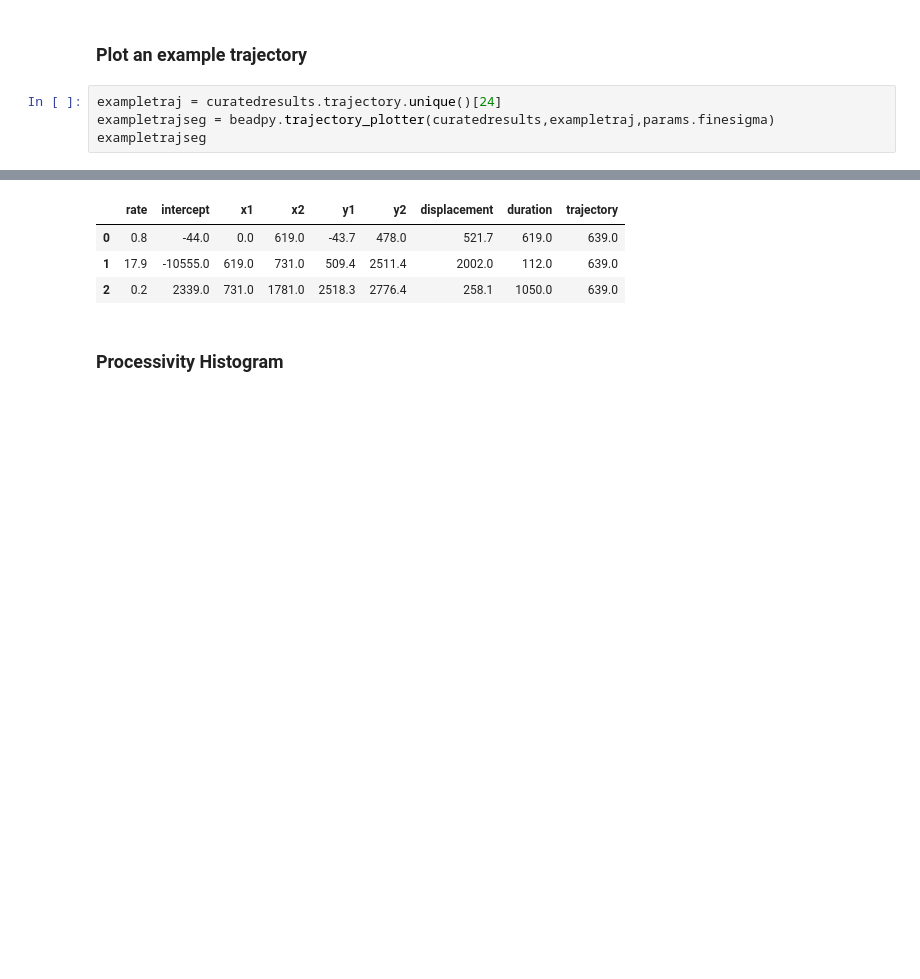
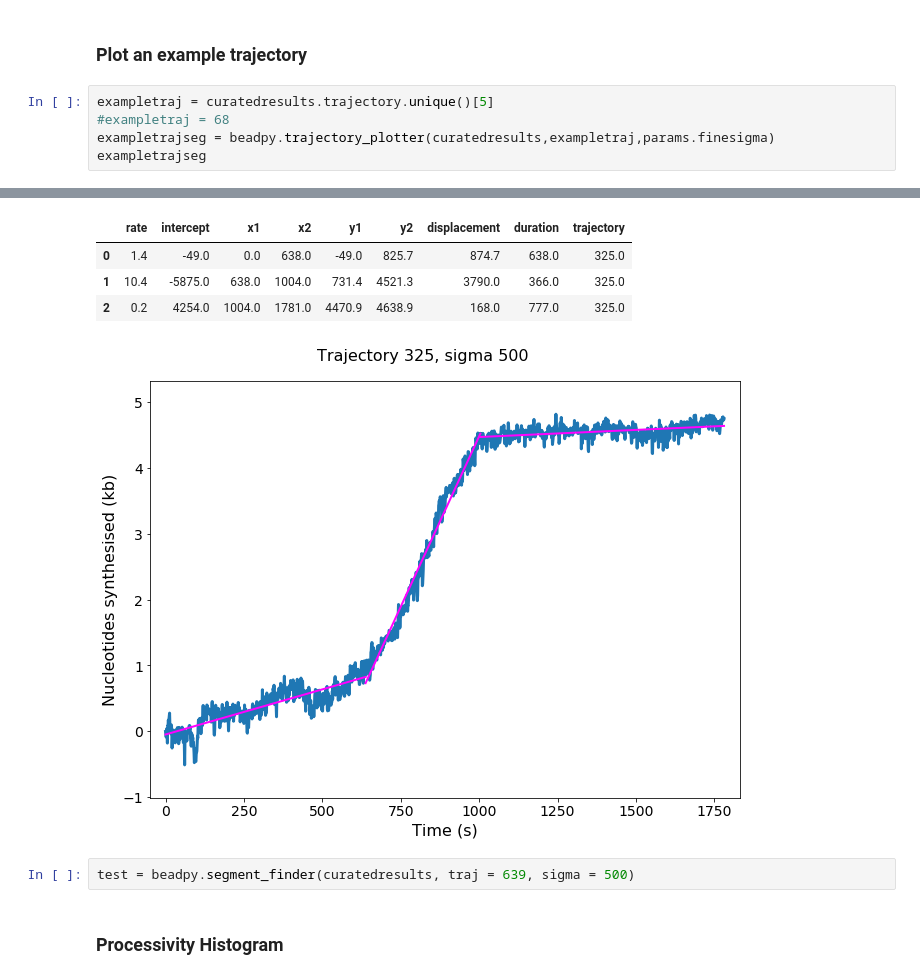
Before and after one commit to flynn949/beadpy, a Jupyter notebook: BeadAnalysis.ipynb, the cells around one changed output, grey strips where cells are left out. Cells and saved outputs as stored; diff of their text form; blank space fills up the shorter version.

```diff
--- a/BeadAnalysis.ipynb
+++ b/BeadAnalysis.ipynb
@@ -256,7 +275,8 @@ beadpy.ratehist(segmentsfine,params.minrate, params.maxrate, params.ratebins, 'd
 # %% [markdown]
 ### Plot an example trajectory
 # %%
-exampletraj = curatedresults.trajectory.unique()[24]
+exampletraj = curatedresults.trajectory.unique()[5]
+#exampletraj = 68
 exampletrajseg = beadpy.trajectory_plotter(curatedresults,exampletraj,params.finesigma)
 exampletrajseg
 # %% [output]
@@ -265,7 +283,10 @@ exampletrajseg
 |  | rate | intercept | x1 | x2 | y1 | y2 | displacement | duration | trajectory |
-| 0 | 0.8 | -44.0 | 0.0 | 619.0 | -43.7 | 478.0 | 521.7 | 619.0 | 639.0 |
-| 1 | 17.9 | -10555.0 | 619.0 | 731.0 | 509.4 | 2511.4 | 2002.0 | 112.0 | 639.0 |
-| 2 | 0.2 | 2339.0 | 731.0 | 1781.0 | 2518.3 | 2776.4 | 258.1 | 1050.0 | 639.0 |
+| 0 | 1.4 | -49.0 | 0.0 | 638.0 | -49.0 | 825.7 | 874.7 | 638.0 | 325.0 |
+| 1 | 10.4 | -5875.0 | 638.0 | 1004.0 | 731.4 | 4521.3 | 3790.0 | 366.0 | 325.0 |
+| 2 | 0.2 | 4254.0 | 1004.0 | 1781.0 | 4470.9 | 4638.9 | 168.0 | 777.0 | 325.0 |
+[figure, added]
+# %%
+test = beadpy.segment_finder(curatedresults, traj = 639, sigma = 500)
 # %% [markdown]
 ### Processivity Histogram
 # %% [markdown]
```
Also changed, not shown: parts of 8 cells of this notebook, 3 other files.
